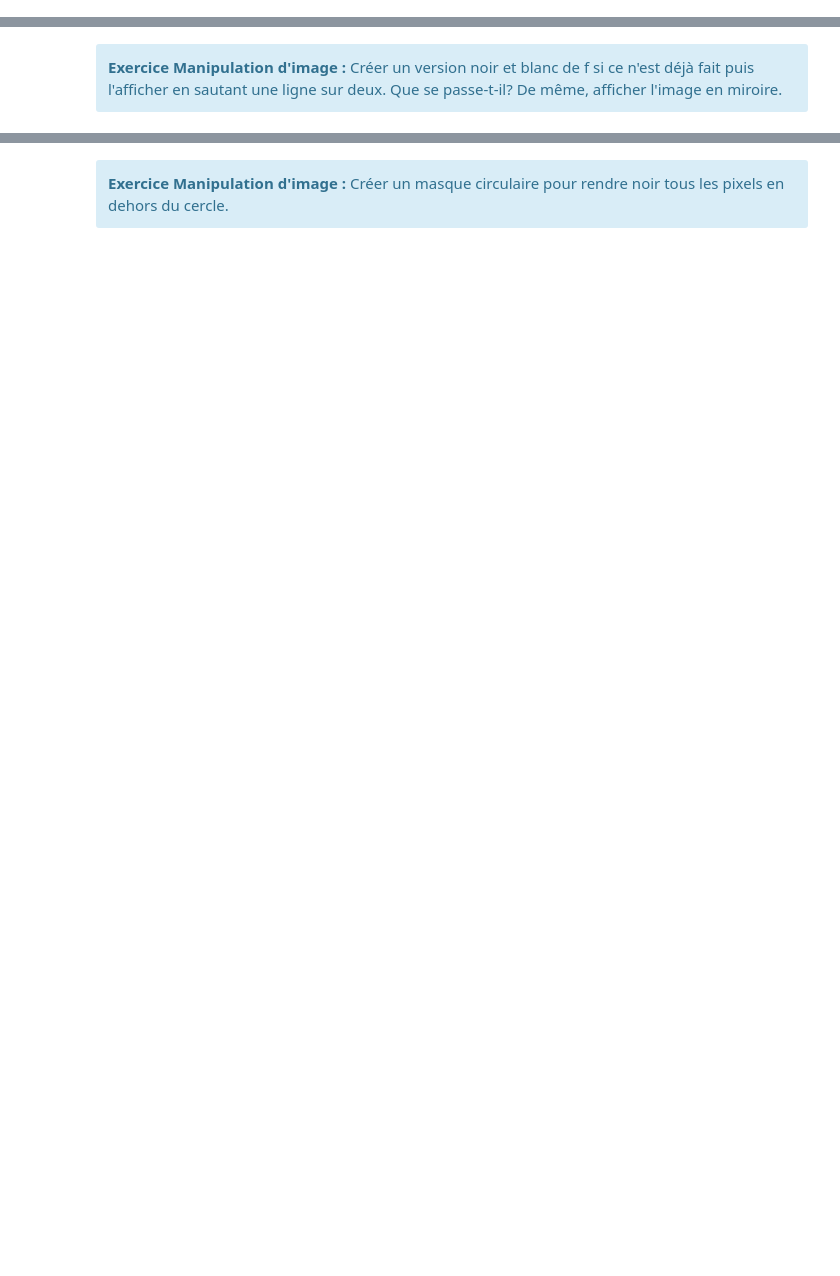
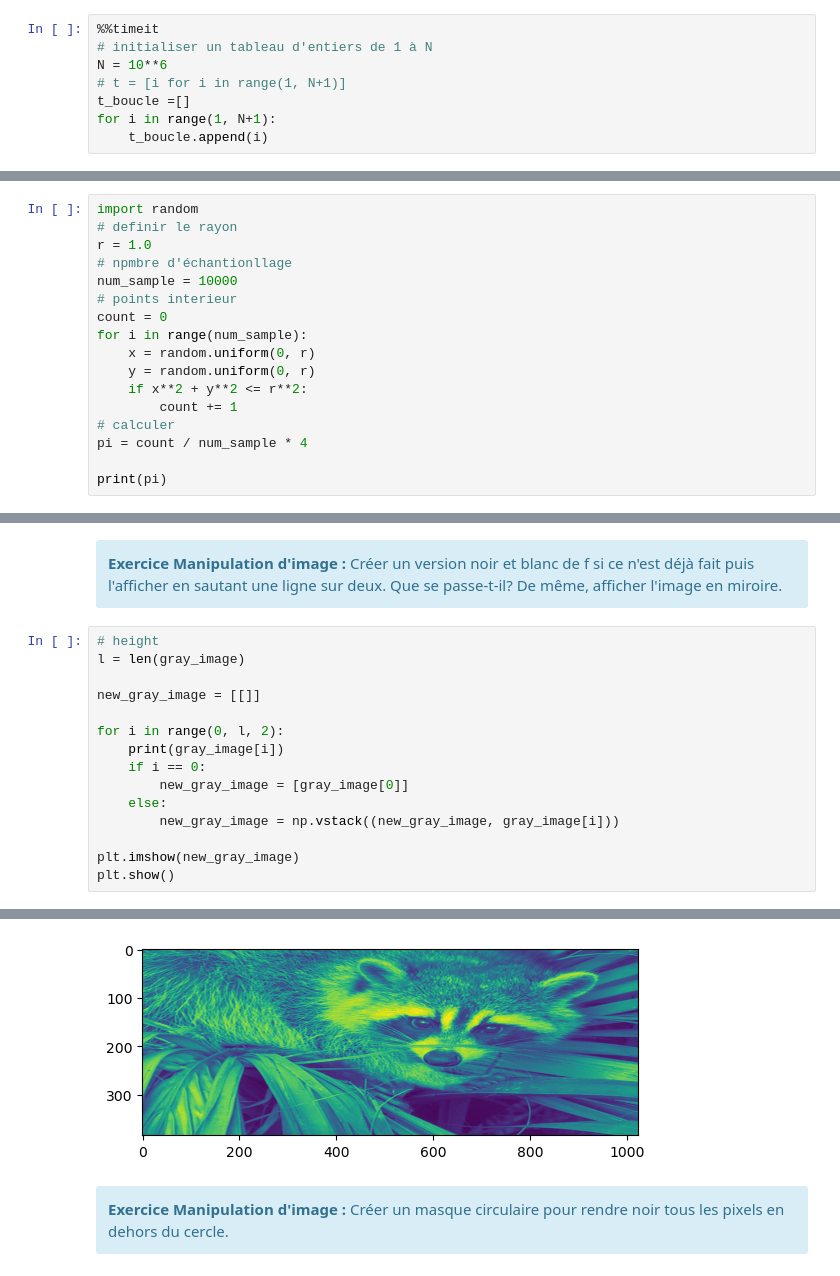
Before and after one commit to ZhenyuPU/AI_ECN, a Jupyter notebook: PAPY/TP3/TP3.1/TP3.1_eleve.ipynb, the cells around one changed output, grey strips where cells are left out. Saved outputs shown, nothing was run; the diff lists cells and outputs as text; blank space fills up the shorter version.

```diff
--- a/PAPY/TP3/TP3.1/TP3.1_eleve.ipynb
+++ b/PAPY/TP3/TP3.1/TP3.1_eleve.ipynb
@@ -29,3 +29,11 @@ import matplotlib.pyplot as plt
     Que peut-on dire de la vitesse d'exécution? <br>
     Si l'on veut uniquement le résultat, on peut aussi se passer de l'initialisation de la liste (et donc de son cout mémoire). Qu'en est-il du temps de calcul?
 </div>
+# %%
+%%timeit
+# initialiser un tableau d'entiers de 1 à N
+N = 10**6
+# t = [i for i in range(1, N+1)]
+t_boucle =[]
+for i in range(1, N+1):
+    t_boucle.append(i)
@@ -94,0 +143,17 @@ $$
+# %%
+import random
+# definir le rayon
+r = 1.0
+# npmbre d'échantionllage
+num_sample = 10000
+# points interieur
+count = 0
+for i in range(num_sample):
+    x = random.uniform(0, r)
+    y = random.uniform(0, r)
+    if x**2 + y**2 <= r**2:
+        count += 1
+# calculer
+pi = count / num_sample * 4
+
+print(pi)
@@ -119,3 +222,19 @@ plt.show()
 <div class="alert alert-info" role="alert">
     <b> Exercice Manipulation d'image  :  </b> Créer un version noir et blanc de f si ce n'est déjà fait puis l'afficher en sautant une ligne sur deux. Que se passe-t-il?  De même, afficher l'image en miroire.
 </div>
+# %%
+# height
+l = len(gray_image)
+
+new_gray_image = [[]]
+
+for i in range(0, l, 2):
+    print(gray_image[i])
+    if i == 0:
+        new_gray_image = [gray_image[0]]
+    else:
+        new_gray_image = np.vstack((new_gray_image, gray_image[i]))
+
+plt.imshow(new_gray_image)
+plt.show()
+# %% [output]
@@ -122,3 +258,4 @@ plt.show()
+[figure, added]
 # %% [markdown]
 <div class="alert alert-info" role="alert">
     <b> Exercice Manipulation d'image  :  </b> Créer un masque circulaire pour rendre noir tous les pixels en dehors du cercle.
```
Also changed, not shown: parts of 17 cells of this notebook, 54 other files.
